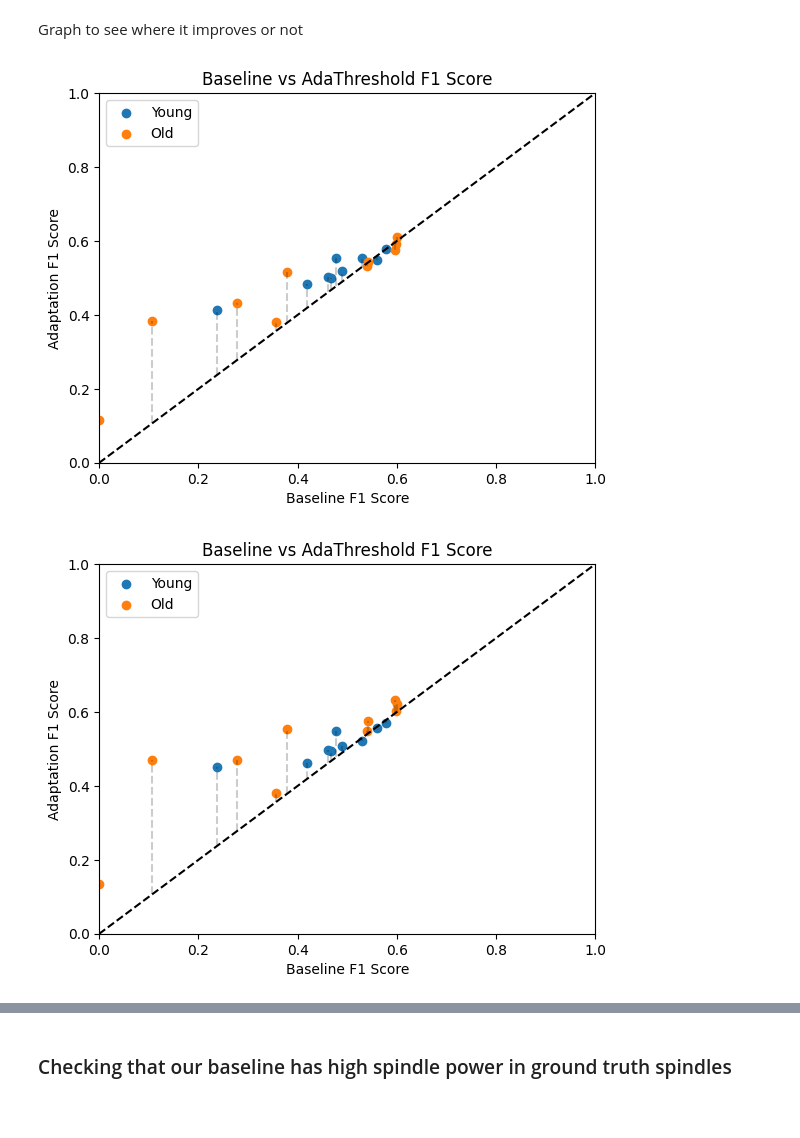
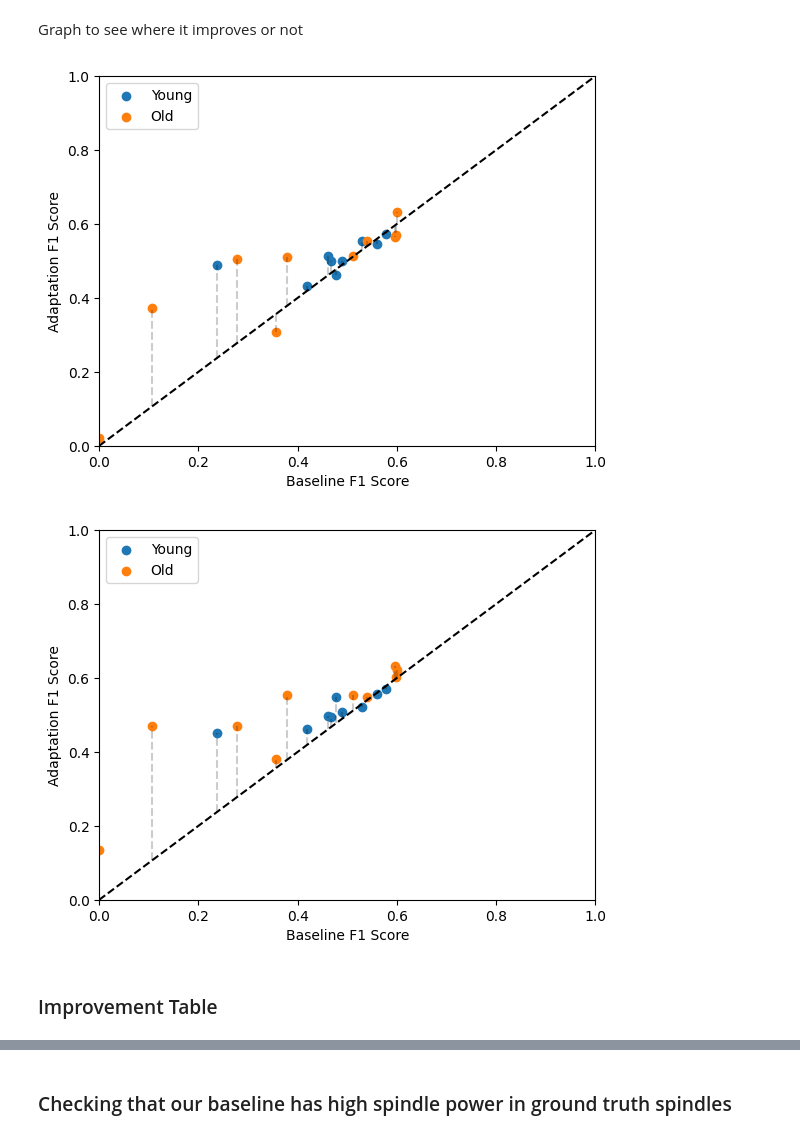
Before and after one commit to Portiloop/portiloop-training, a Jupyter notebook: notebooks/explore_results_adaptation.ipynb, the cells around one changed output, grey strips where cells are left out. Saved outputs shown, nothing was run; the diff lists cells and outputs as text; code cells hidden in the pictures; blank space fills up the shorter version.

```diff
--- a/notebooks/explore_results_adaptation.ipynb
+++ b/notebooks/explore_results_adaptation.ipynb
@@ -47,6 +47,7 @@ def output_experiment_dict(dict):
         json.dump(dict, file, indent=4)
 # %%
 # path = "/home/ubuntu/portiloop-training/results_adap_exp_1"
-path = '/home/ubuntu/portiloop-training/results_adap_exp_new_avg'
+path = '/home/ubuntu/portiloop-training/results_adap_exp_full'
+# path = '/home/ubuntu/portiloop-training/results_adap_exp_LA7'
 experiment_dict = merge_large_experiment(path)
 figure_path = '/home/ubuntu/adaptation-paper/figures'
@@ -408,38 +585,38 @@ scatter = [(baseline_f1_young, adapt_thresh_f1_young), (baseline_f1_old, adapt_t
 
 # Plot the f1 scores for each subject
 fig, ax = plt.subplots()
 # Change the color depending on the age of the subject
 for idx, label in enumerate(labels):
     ax.scatter(scatter[idx][0], scatter[idx][1], label=label)
 
 ax.set_xlabel('Baseline F1 Score')
 ax.set_ylabel('Adaptation F1 Score')
-ax.set_title('Baseline vs AdaThreshold F1 Score')
+# ax.set_title('Baseline vs AdaThreshold F1 Score')
 
 # Add to the legend that blue is young and red is old
 plt.legend()
 # Draw the zero line
 x = np.linspace(-10, 10, 100)
 ax.plot(x, x, color='black', linestyle='--')
 ax.set_xlim(0, 1)
 ax.set_ylim(0, 1)
 
 # Shade the region under the line
 # ax.fill_between(x, x, -1, color='grey', alpha=0.5)
 
 # Draw the line between each point and the zero line
 for idx in range(len(baseline_f1_young)):
     ax.plot([baseline_f1_young[idx], baseline_f1_young[idx]], [baseline_f1_young[idx], adapt_thresh_f1_young[idx]], color='black', linestyle='--', alpha=0.2)
 
 for idx in range(len(baseline_f1_old)):
     ax.plot([baseline_f1_old[idx], baseline_f1_old[idx]], [baseline_f1_old[idx], adapt_thresh_f1_old[idx]], color='black', linestyle='--', alpha=0.2)
 
 plt.show()
 # %% [output]
-[figure, old version]
+[figure, new version]
 # %%
 experiment_baseline_name = 'config_0'
-experiment_adapt_thresh_name = 'config_1'
+experiment_adapt_thresh_name = 'config_2'
 
 # For each subject, get the f1 score for baseline and for adapt threshold
 baseline_f1_young = [new_dict[experiment_baseline_name][subject]['metrics']['detect_spindle_metrics']['f1'] for subject in subjects if int(new_dict[experiment_baseline_name][subject]['age']) <= 30]
@@ -458,7 +635,7 @@ for idx, label in enumerate(labels):
 
 ax.set_xlabel('Baseline F1 Score')
 ax.set_ylabel('Adaptation F1 Score')
-ax.set_title('Baseline vs AdaThreshold F1 Score')
+# ax.set_title('Baseline vs AdaThreshold F1 Score')
 
 # Add to the legend that blue is young and red is old
 plt.legend()
@@ -480,4 +657,6 @@ for idx in range(len(baseline_f1_old)):
 plt.savefig(figure_path + '/baseline_vs_ada_thresh_f1.png')
 plt.show()
 # %% [output]
-[figure, old version]
+[figure, new version]
+# %% [markdown]
+### Improvement Table
```
Also changed, not shown: parts of 14 cells of this notebook, 3 other files.
